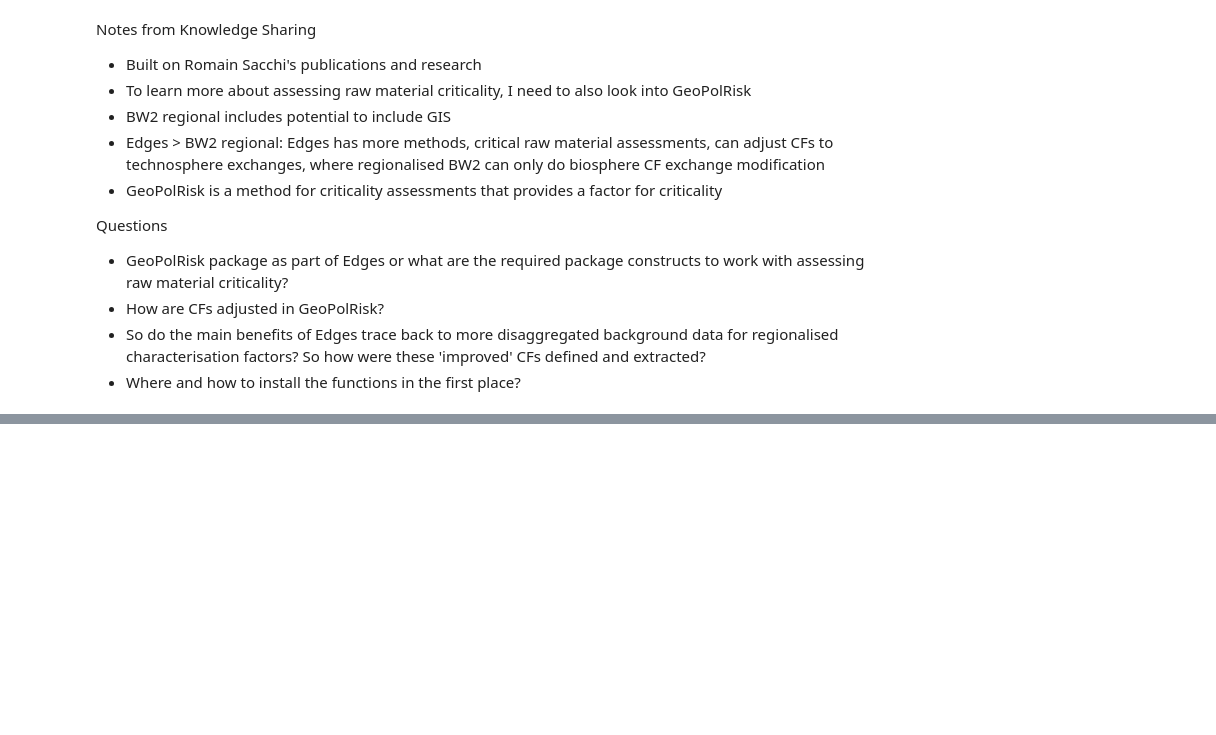
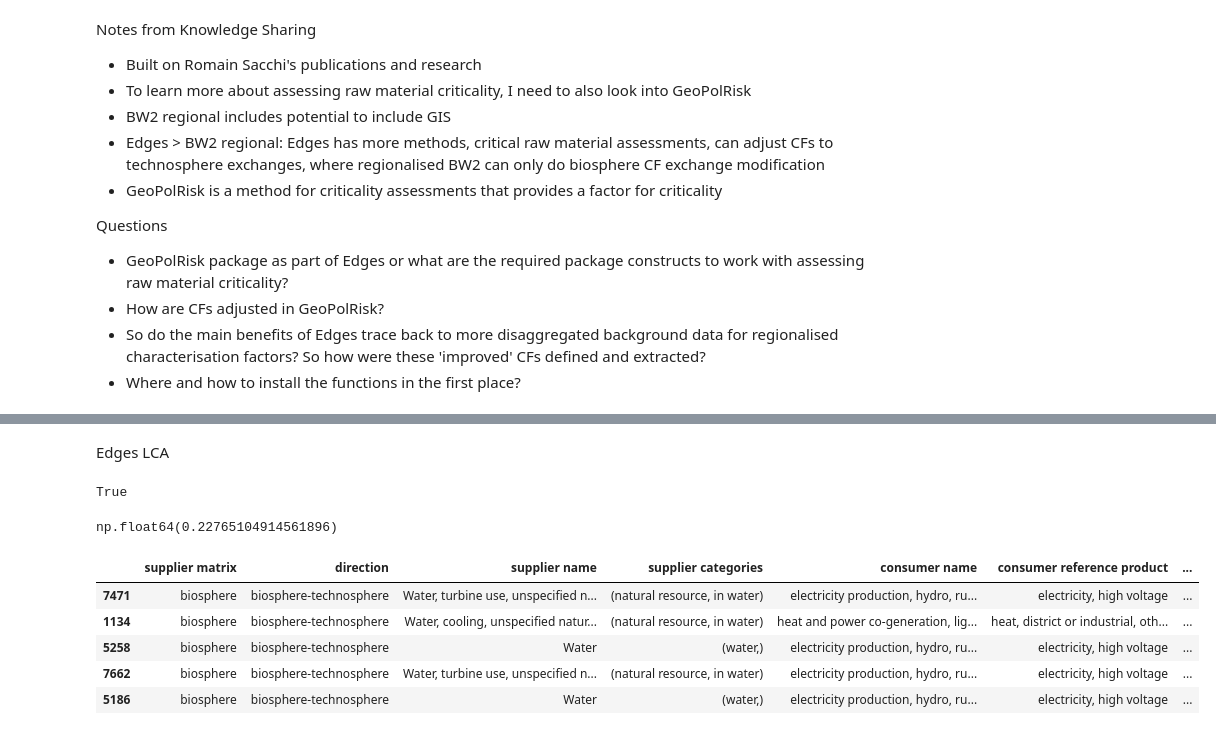
Before and after one commit to tfweber/LCA_Toolbox, a Jupyter notebook: 09_BW_Edges_explore.ipynb, the cells around one changed output, grey strips where cells are left out. Drawn from its saved outputs; the diff is of its cells as text; code cells hidden in the pictures; blank space fills up the shorter version.

```diff
--- a/09_BW_Edges_explore.ipynb
+++ b/09_BW_Edges_explore.ipynb
@@ -52,0 +85,2 @@ from edges import EdgeLCIA
+# %% [markdown]
+Edges LCA
@@ -52,0 +89,4 @@ from edges import EdgeLCIA
+# %%
+iw_water_edges in edges.get_available_methods()
+# %% [output]
+True
@@ -52,0 +102,6 @@ from edges import EdgeLCIA
+# %%
+milk_qc_edges_lca.evaluate_cfs()
+milk_qc_edges_lca.lcia()
+milk_qc_edges_lca.score
+# %% [output]
+np.float64(0.22765104914561896)
@@ -52,0 +110,9 @@ from edges import EdgeLCIA
+# %%
+cf_table.sort_values(by="impact",ascending=False).head()
+# %% [output]
+|  | supplier matrix | direction | supplier name | supplier categories | consumer name | consumer reference product | ... |
+| 7471 | biosphere | biosphere-technosphere | Water, turbine use, unspecified n... | (natural resource, in water) | electricity production, hydro, ru... | electricity, high voltage | ... |
+| 1134 | biosphere | biosphere-technosphere | Water, cooling, unspecified natur... | (natural resource, in water) | heat and power co-generation, lig... | heat, district or industrial, oth... | ... |
+| 5258 | biosphere | biosphere-technosphere | Water | (water,) | electricity production, hydro, ru... | electricity, high voltage | ... |
+| 7662 | biosphere | biosphere-technosphere | Water, turbine use, unspecified n... | (natural resource, in water) | electricity production, hydro, ru... | electricity, high voltage | ... |
+| 5186 | biosphere | biosphere-technosphere | Water | (water,) | electricity production, hydro, ru... | electricity, high voltage | ... |
```
Also changed, not shown: parts of 26 cells of this notebook.
